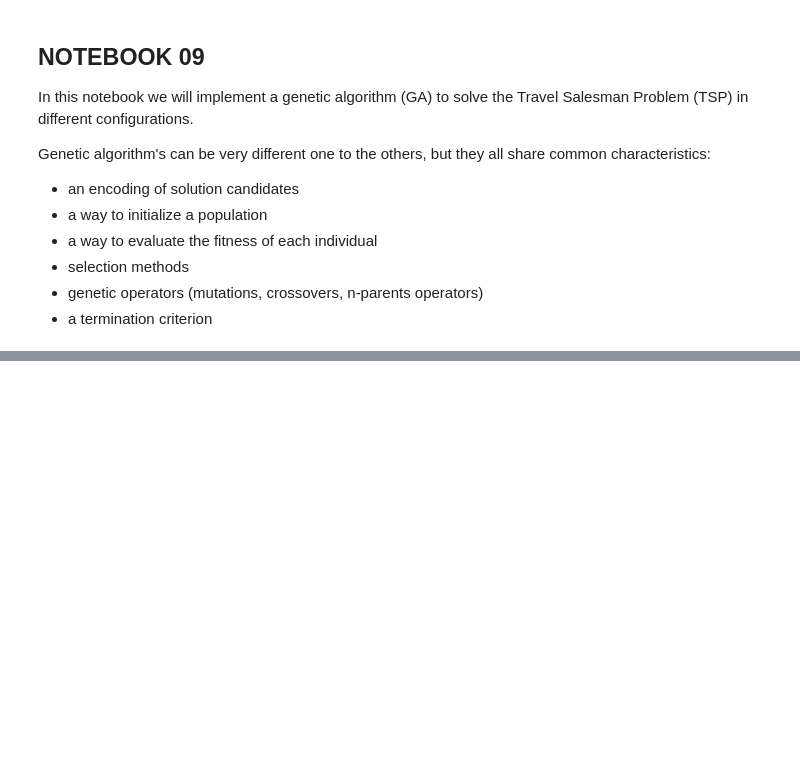
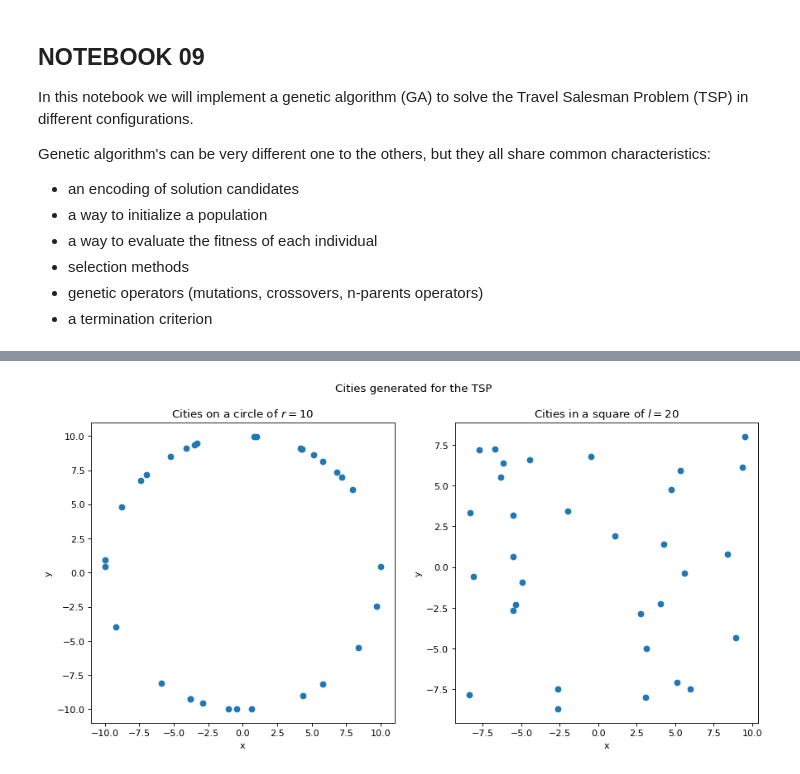
Before and after one commit to StefanoBarison/NSLaboratory, a Jupyter notebook: 09_Exercise/Exercise_09.ipynb, the cells around one changed output, grey strips where cells are left out. Drawn from its saved outputs; the diff is of its cells as text; code cells hidden in the pictures; blank space fills up the shorter version.

```diff
--- a/09_Exercise/Exercise_09.ipynb
+++ b/09_Exercise/Exercise_09.ipynb
@@ -18,0 +143,38 @@ import matplotlib.pyplot as plt
+# %%
+circle=np.loadtxt("circle.dat")
+square=np.loadtxt("square.dat")
+
+xc=np.zeros(len(circle))
+yc=np.zeros(len(circle))
+
+xs=np.zeros(len(square))
+ys=np.zeros(len(square))
+
+for i in range(len(xc)):
+    xc[i]=circle[i][0]
+    yc[i]=circle[i][1]
+
+for i in range(len(xs)):
+    xs[i]=square[i][0]
+    ys[i]=square[i][1]
+
+
+##Plot
+
+fig, (ax1,ax2)=plt.subplots(1,2,figsize=(13,6), dpi=80)
+
+fig.suptitle("Cities generated for the TSP")
+
+ax1.scatter(xc,yc)
+ax1.set_title('Cities on a circle of $r=10$')
+ax1.set(xlabel='x', ylabel='y')
+
+
+ax2.scatter(xs,ys)
+ax2.set_title('Cities in a square of $l=20$')
+ax2.set(xlabel='x', ylabel='y')
+
+plt.show()
+plt.close()
+# %% [output]
+[figure, added]
```
Also changed, not shown: parts of 8 cells of this notebook, 15 other files.
